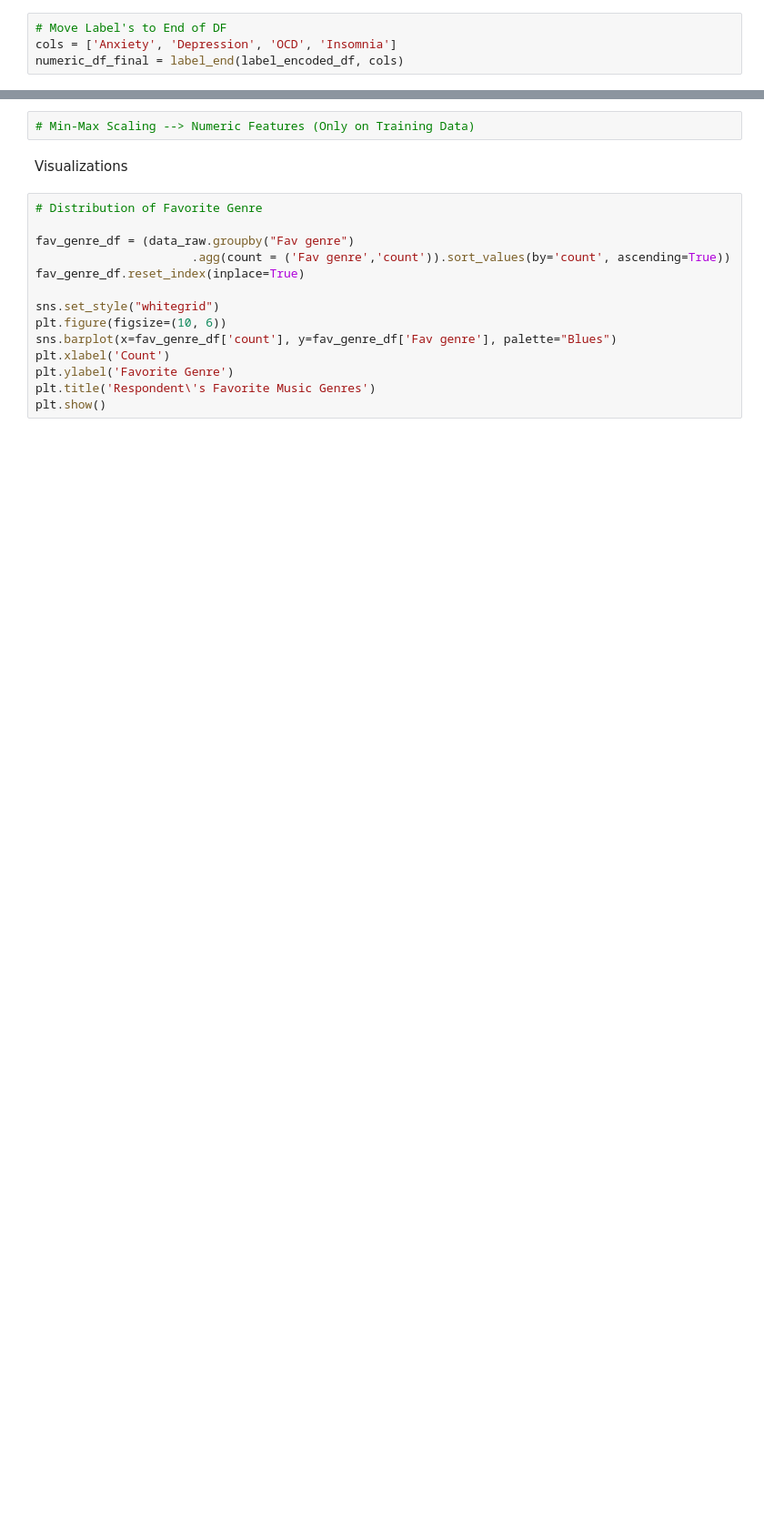
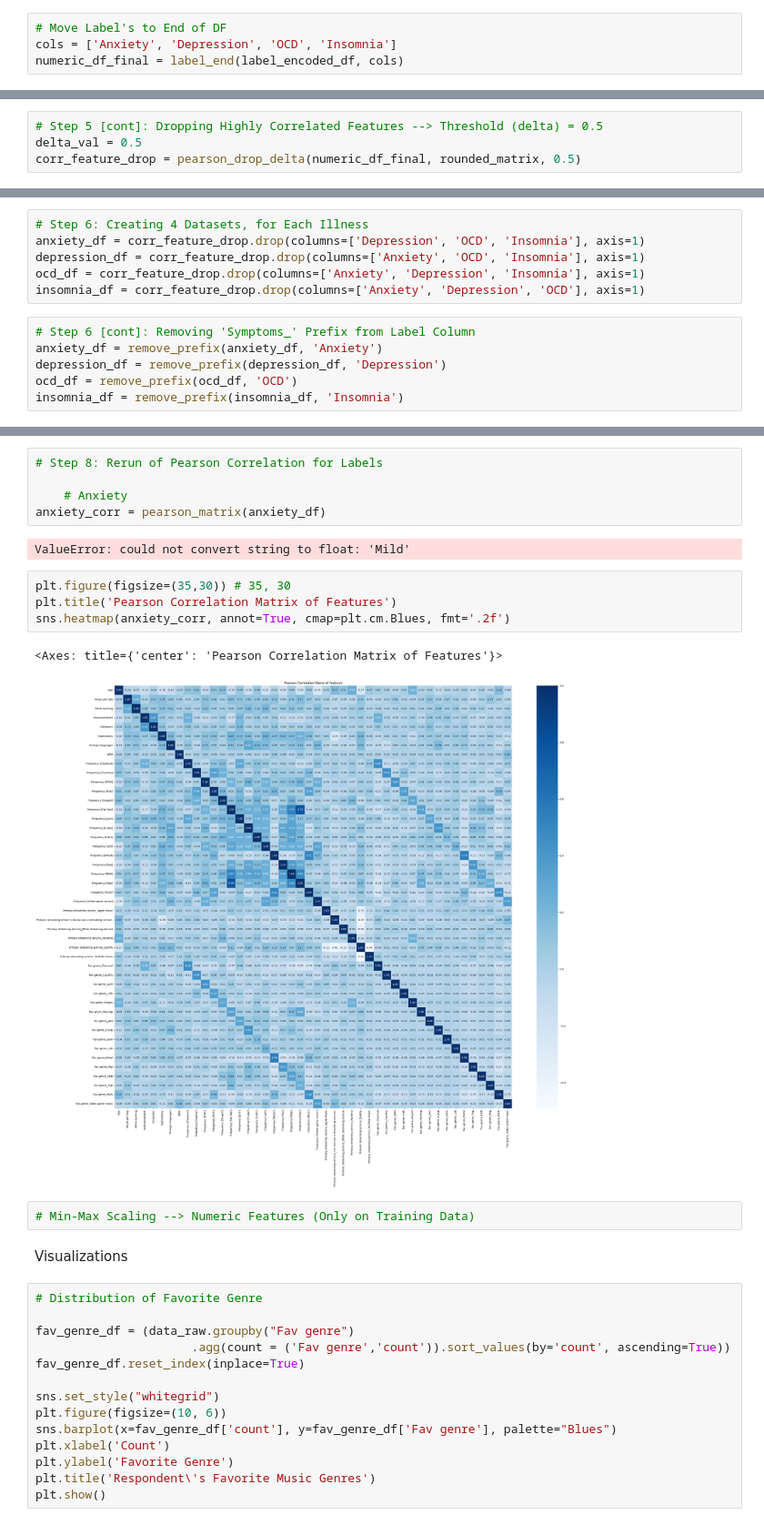
Before and after one commit to JasonL2130/CS470_FinalProject, a Jupyter notebook: data_preprocessing.ipynb, the cells around one changed output, grey strips where cells are left out. Shown at 91% size. Saved outputs shown, nothing was run; the diff lists cells and outputs as text; blank space fills up the shorter version.

```diff
--- a/data_preprocessing.ipynb
+++ b/data_preprocessing.ipynb
@@ -33,0 +47,4 @@ numeric_df_final = label_end(label_encoded_df, cols)
+# %%
+# Step 5 [cont]: Dropping Highly Correlated Features --> Threshold (delta) = 0.5
+delta_val = 0.5
+corr_feature_drop = pearson_drop_delta(numeric_df_final, rounded_matrix, 0.5)
@@ -33,0 +64,12 @@ numeric_df_final = label_end(label_encoded_df, cols)
+# %%
+# Step 6: Creating 4 Datasets, for Each Illness
+anxiety_df = corr_feature_drop.drop(columns=['Depression', 'OCD', 'Insomnia'], axis=1)
+depression_df = corr_feature_drop.drop(columns=['Anxiety', 'OCD', 'Insomnia'], axis=1)
+ocd_df = corr_feature_drop.drop(columns=['Anxiety', 'Depression', 'Insomnia'], axis=1)
+insomnia_df = corr_feature_drop.drop(columns=['Anxiety', 'Depression', 'OCD'], axis=1)
+# %%
+# Step 6 [cont]: Removing 'Symptoms_' Prefix from Label Column
+anxiety_df = remove_prefix(anxiety_df, 'Anxiety')
+depression_df = remove_prefix(depression_df, 'Depression')
+ocd_df = remove_prefix(ocd_df, 'OCD')
+insomnia_df = remove_prefix(insomnia_df, 'Insomnia')
@@ -34,3 +97,17 @@ numeric_df_final = label_end(label_encoded_df, cols)
+# %%
+# Step 8: Rerun of Pearson Correlation for Labels
+
+    # Anxiety
+anxiety_corr = pearson_matrix(anxiety_df)
+# %% [output]
+ValueError: could not convert string to float: 'Mild'
+# %%
+plt.figure(figsize=(35,30)) # 35, 30
+plt.title('Pearson Correlation Matrix of Features')
+sns.heatmap(anxiety_corr, annot=True, cmap=plt.cm.Blues, fmt='.2f')
+# %% [output]
+<Axes: title={'center': 'Pearson Correlation Matrix of Features'}>
+[figure, added]
 # %%
 # Min-Max Scaling --> Numeric Features (Only on Training Data)
 # %% [markdown]
```
Also changed, not shown: parts of 12 cells of this notebook, 2 other files.
